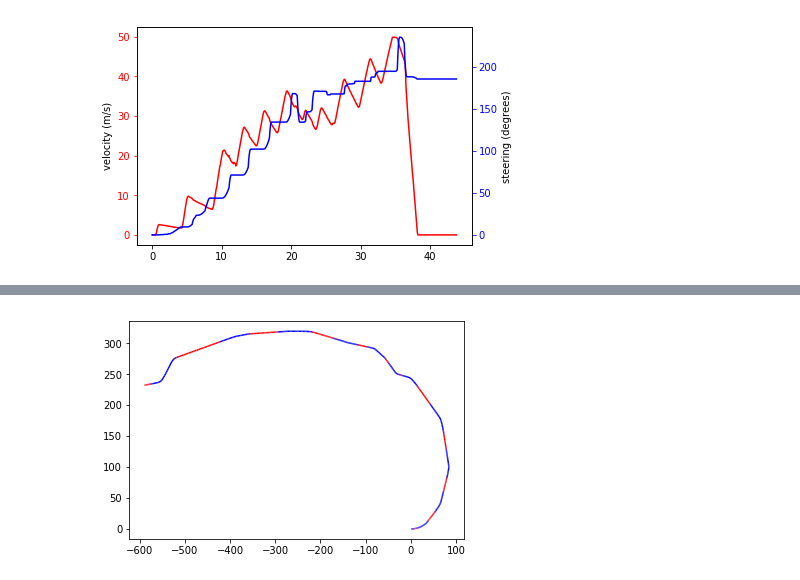
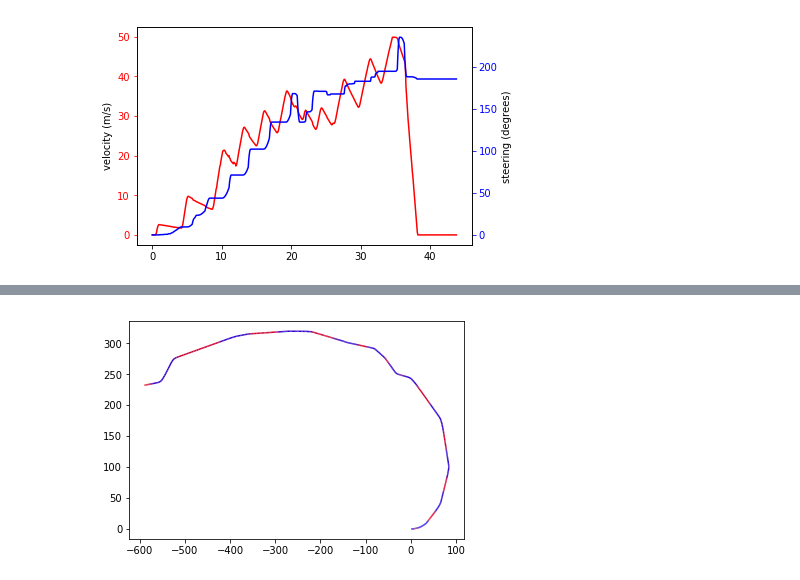
Before and after one commit to trentlavoie/fydp, a Jupyter notebook: notebooks/rec/preprocess_simulation_data.ipynb, the cells around one changed output, grey strips where cells are left out. Cells and saved outputs as stored; diff of their text form; code cells hidden in the pictures.

Commit message:
add fuzzy logic aggressiveness to graph

```diff
--- a/notebooks/rec/preprocess_simulation_data.ipynb
+++ b/notebooks/rec/preprocess_simulation_data.ipynb
@@ -118,6 +86,10 @@ calculate_fuzzy_logic(100, 0.9)
 # OPTIONAL: Output processed csv file
 
 data.to_csv('data.csv')
+# %%
+aggressiveness = aggFuzzyLogic()
+
+data['aggressiveness'] = data.apply(lambda row: aggressiveness.compute(row['velocity'], row['throttle']), axis=1)
 # %%
 # Plot path (x,y)
 plt.figure()
@@ -188,36 +141,36 @@ plt.show()
 # %%
-# Position Graph with custom colormap for aggressiveness (throttle)
+# Position Graph with custom colormap for aggressiveness (fuzzy logic of velocity & throttle)
 
 # cm = plt.get_cmap('cool')
 cdict = {'red':   [(0.0,  0.0, 0.0),
 #                    (0.5,  0.0, 0.0),
                    (1.0,  1.0, 1.0)],
 
          'green': [(0.0,  0.0, 0.0),
 #                    (0.25, 0.0, 0.0),
 #                    (0.75, 1.0, 1.0),
                    (1.0,  0.0, 0.0)],
 
          'blue':  [(0.0,  1.0, 1.0),
 #                    (0.5,  1.0, 1.0),
 #                    (0.75,  0.0, 0.0),
                    (1.0,  0.0, 0.0)]}
 
 # cm = cpl.LinearSegmentedColormap.from_list("", ["blue","violet","red"])
 cm = cpl.LinearSegmentedColormap("", cdict)
-cNorm  = cpl.Normalize(vmin=0, vmax=1)
+cNorm  = cpl.Normalize(vmin=-3.4, vmax=3.4)
 scalarMap = cmx.ScalarMappable(norm=cNorm, cmap=cm)
 
 xy = [[xx, yy] for (xx,yy) in zip(data.abs_x, data.abs_y)]#(data.abs_x, data.abs_y)
 
 xy = [ [x0, x1] for x0, x1 in zip(xy[:-1], xy[1:])]
-cSegments = [scalarMap.to_rgba(c) for c in data.throttle]
+cSegments = [scalarMap.to_rgba(c) for c in data.aggressiveness]
 fig, ax = plt.subplots()
 coll = LineCollection(xy, color=cSegments)
 
 ax.add_collection(coll)
 ax.autoscale_view()
 
 plt.show()
 # %% [output]
-[figure, old version]
+[figure, new version]
```
Also changed, not shown: parts of 5 cells of this notebook, 1 other file.
